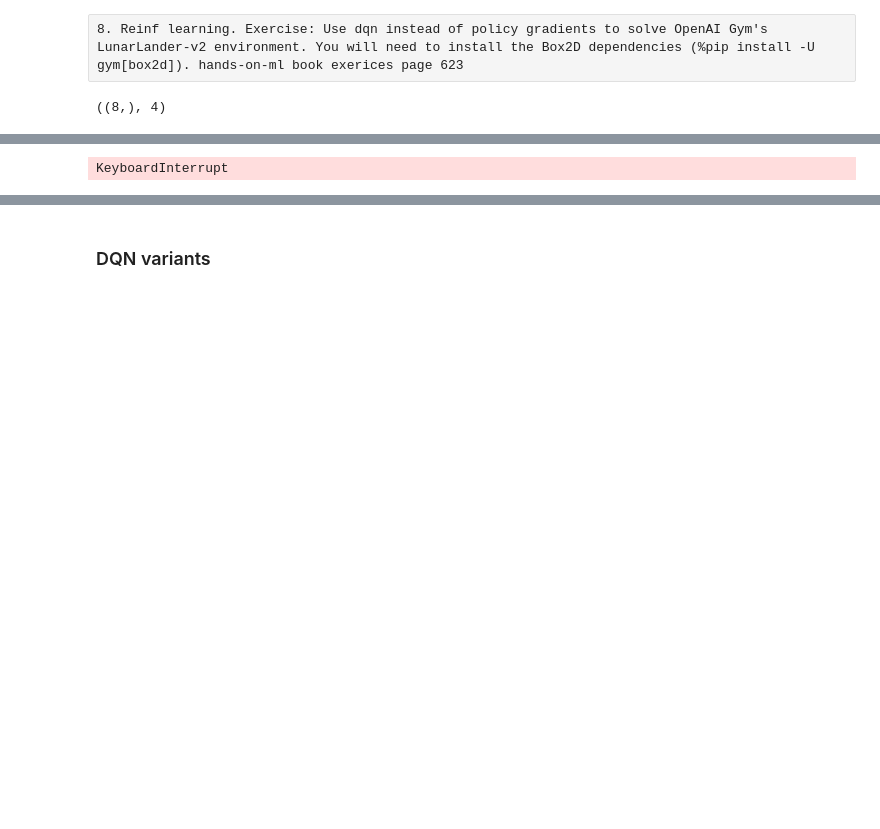
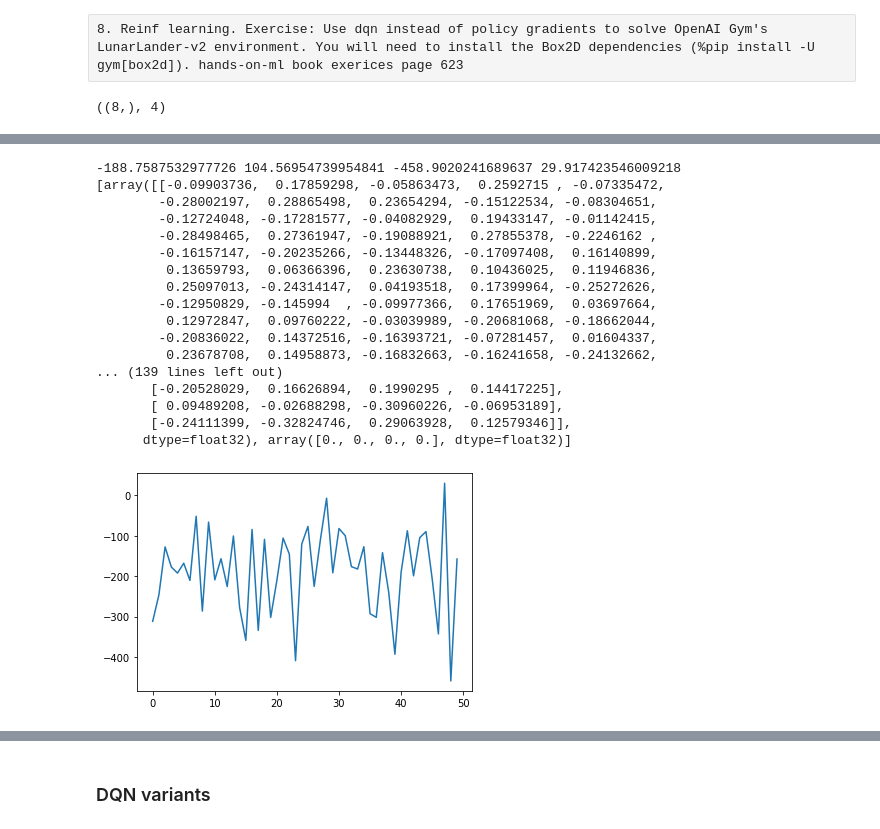
Before and after one commit to GlaIZier/ml-experiments, a Jupyter notebook: notebooks/reinf-lunar-lander-dqn.ipynb, the cells around one changed output, grey strips where cells are left out. Cells and saved outputs as stored; diff of their text form; code cells hidden in the pictures; blank space fills up the shorter version.

```diff
--- a/notebooks/reinf-lunar-lander-dqn.ipynb
+++ b/notebooks/reinf-lunar-lander-dqn.ipynb
@@ -68,7 +80,7 @@ import matplotlib.pyplot as plt
 
 batch_size = 32
 discount_factor = 0.97
-optimizer = keras.optimizers.Adam(0.001)
+optimizer = keras.optimizers.Adam(0.0001)
 loss_fn = keras.losses.mean_squared_error
 n_episodes = 750
 n_steps = 200
@@ -81,31 +93,48 @@ def training_step(batch_size):
     mask = tf.one_hot(actions, n_outputs)
     with tf.GradientTape() as tape:
         all_Q_values = model(states)
         Q_values = tf.reduce_sum(mask * all_Q_values, axis=1, keepdims=True) # mask out q values for actions that were not chosen
         loss = tf.reduce_mean(loss_fn(Q_values, target_Q_values))
     grads = tape.gradient(loss, model.trainable_variables)
     optimizer.apply_gradients(zip(grads, model.trainable_variables))
 
 def train():
     episode_rewards = []
     for episode in tqdm(range(n_episodes)):
         obs = env.reset()
         step_reward = 0
         for step in range(n_steps):
             eps = max(1 - episode / 500, 0.01)
             obs, reward, done, info = play_one_step(env, obs, eps)
             step_reward += reward
             if done:
                 break
         episode_rewards.append(step_reward)
         if episode > 50:
             training_step(batch_size)
     return episode_rewards
 episode_rewards = train()
 print(np.mean(episode_rewards), np.std(episode_rewards), np.min(episode_rewards), np.max(episode_rewards))
 # -359.2941391120138 219.35082075916458 -1486.1583193369427 98.2295202449274 lr = 0.001
 # -357.13935431215975 190.29114724718954 -1341.4294567761463 18.40714374846098 lr = 0.001
 
 plt.plot(episode_rewards)
 # %% [output]
-KeyboardInterrupt
+-188.7587532977726 104.56954739954841 -458.9020241689637 29.917423546009218
+[array([[-0.09903736,  0.17859298, -0.05863473,  0.2592715 , -0.07335472,
+        -0.28002197,  0.28865498,  0.23654294, -0.15122534, -0.08304651,
+        -0.12724048, -0.17281577, -0.04082929,  0.19433147, -0.01142415,
+        -0.28498465,  0.27361947, -0.19088921,  0.27855378, -0.2246162 ,
+        -0.16157147, -0.20235266, -0.13448326, -0.17097408,  0.16140899,
+         0.13659793,  0.06366396,  0.23630738,  0.10436025,  0.11946836,
+         0.25097013, -0.24314147,  0.04193518,  0.17399964, -0.25272626,
+        -0.12950829, -0.145994  , -0.09977366,  0.17651969,  0.03697664,
+         0.12972847,  0.09760222, -0.03039989, -0.20681068, -0.18662044,
+        -0.20836022,  0.14372516, -0.16393721, -0.07281457,  0.01604337,
+         0.23678708,  0.14958873, -0.16832663, -0.16241658, -0.24132662,
+... (139 lines left out)
+       [-0.20528029,  0.16626894,  0.1990295 ,  0.14417225],
+       [ 0.09489208, -0.02688298, -0.30960226, -0.06953189],
+       [-0.24111399, -0.32824746,  0.29063928,  0.12579346]],
+      dtype=float32), array([0., 0., 0., 0.], dtype=float32)]
+[figure, added]
```
Also changed, not shown: parts of 4 cells of this notebook.
